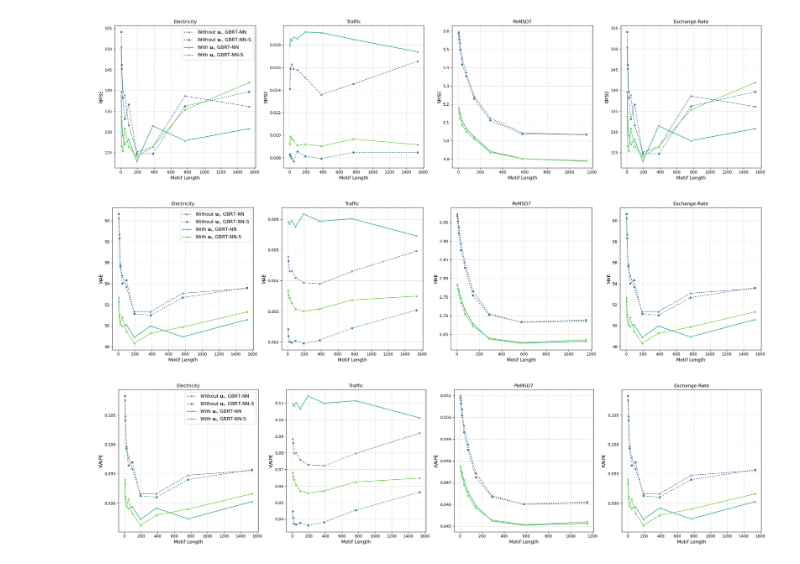
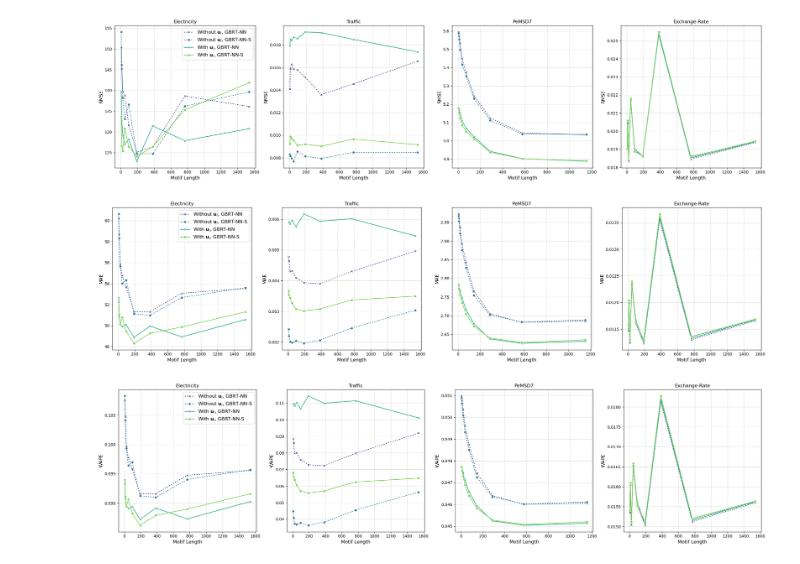
Before and after one commit to colemanyu/matrix-profile-motif-forecasting, a Jupyter notebook: python/plot_motif_length.ipynb, the cells around one changed output. Cells and saved outputs as stored; diff of their text form; code cells hidden in the pictures.

```diff
--- a/python/plot_motif_length.ipynb
+++ b/python/plot_motif_length.ipynb
@@ -8,7 +8,7 @@ files = {
     "Electricity": "../results/local_daikon/4-m/grid_search_electricity_results_[True, False]_True_[1]_[1]_[6, 12, 24, 48, 96, 192, 384, 768, 1536]_[24]_[False]_[True, False]_[4].csv",
     "Traffic": "../results/local_daikon/4-m/grid_search_traffic_results_[True, False]_True_[1]_[1]_[6, 12, 24, 48, 96, 192, 384, 768, 1536]_[24]_[False]_[True, False]_[4].csv",
     "PeMSD7": "../results/local_daikon/4-m/grid_search_pems_results_[True, False]_True_[1]_[1]_[4, 9, 18, 36, 72, 144, 288, 576, 1152]_[9]_[False]_[True, False]_[4].csv",
-    "Exchange-Rate": "../results/local_daikon/4-m/grid_search_exchange_rate_results_[True, False]_True_[1]_[1]_[6, 12, 24, 48, 96, 192, 384, 768, 1536]_[24]_[False]_[True, False]_[4].csv",
+    "Exchange-Rate": "../results/local_daikon/4-m/grid_search_exchange_rate_results_[True, False]_True_[1]_[1]_[6, 12, 24, 48, 96, 192, 384, 768, 1536]_[6]_[False]_[True, False]_[4].csv",
 }
 
 dfs = []
@@ -71,36 +71,36 @@ for metric in metrics:
 
         sns.lineplot(
             data=subset,
             x="motif_length",
             y=metric,
             hue="Config",
             style="Config",
             hue_order=hue_order,
             style_order=hue_order,
             markers=markers_map,
             dashes=dashes_map,
             ax=ax,
             palette="viridis",
         )
 
         ax.set_title(f"{ds}")
         ax.set_xlabel("Motif Length", fontsize="large")
         ax.set_ylabel(metric, fontsize="large")
         ax.grid(True, linestyle="--", alpha=0.6)
         if i == 0:
             ax.legend(title="", fontsize="large", loc="upper right")
         else:
             if ax.get_legend():
                 ax.get_legend().remove()
 
     plt.tight_layout()
     if metric == "RMSE" or metric == "MAE":
         plt.savefig(f"../figures/motif_length_trend_analysis_{metric}.pdf")
     plt.show()
 # %% [output]
-[figure, old version]
+[figure, new version]
-[figure, old version]
+[figure, new version]
-[figure, old version]
+[figure, new version]
 # %%
 import datetime
 
```
Also changed, not shown: parts of 1 cell of this notebook, 2 other files.
